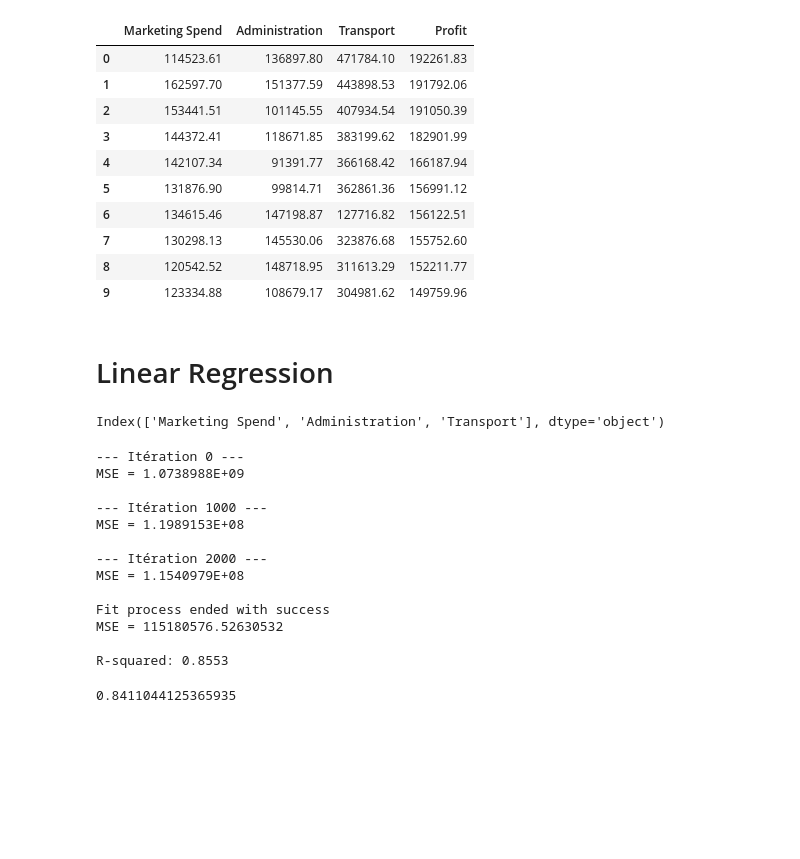
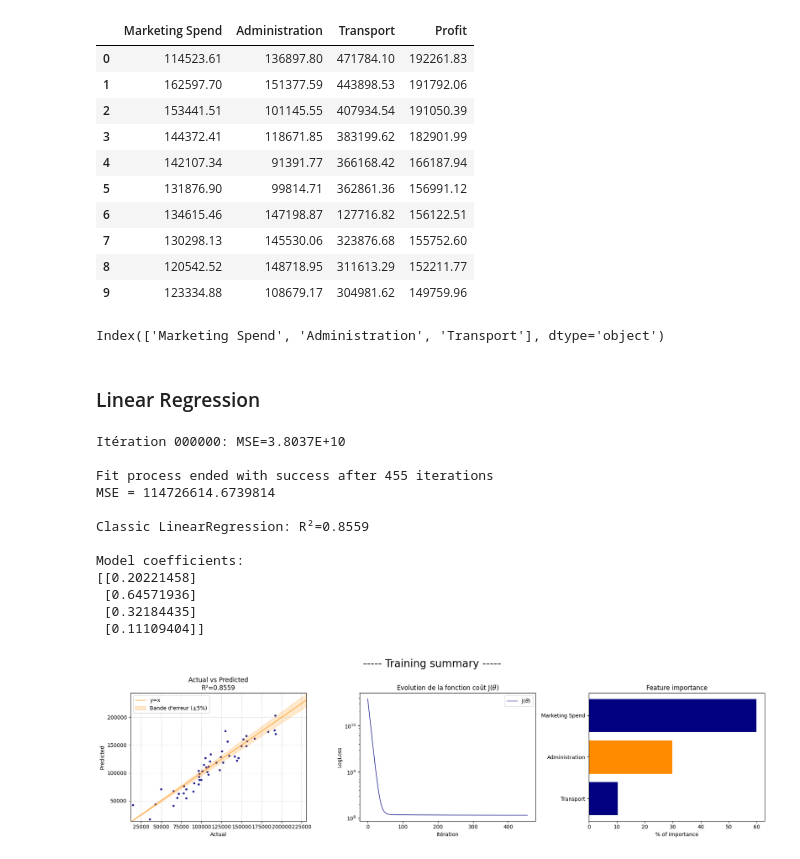
Before and after one commit to DataPyPeil/LinearRegressionClass, a Jupyter notebook: LinearRegression/example/Exploration.ipynb, the cells around one changed output. Drawn from its saved outputs; the diff is of its cells as text; code cells hidden in the pictures; blank space fills up the shorter version.

```diff
--- a/LinearRegression/example/Exploration.ipynb
+++ b/LinearRegression/example/Exploration.ipynb
@@ -62,39 +58,43 @@ df.head(10)
 | 7 | 130298.13 | 145530.06 | 323876.68 | 155752.60 |
 | 8 | 120542.52 | 148718.95 | 311613.29 | 152211.77 |
 | 9 | 123334.88 | 108679.17 | 304981.62 | 149759.96 |
-# %% [markdown]
-# Linear Regression
 # %%
 # Choose features to predict
-features = df.columns[:-1]
-X, y = df[features].to_numpy(), df[['Profit']].to_numpy()
-print(features)
+feature_names = df.columns[:-1]
+X, y = df[feature_names].to_numpy(), df[['Profit']].to_numpy()
+print(feature_names)
 # %% [output]
 Index(['Marketing Spend', 'Administration', 'Transport'], dtype='object')
+# %% [markdown]
+### Linear Regression
 # %%
 model = LinearRegression(lr=1e-12, eps=1e-5)
 model.fit(X, y)
 y_pred = model.predict(X)
-print(f'R-squared: {model.score(y, y_pred):.4f}')
+print(f'Classic LinearRegression: R²={model.score(y, y_pred):.4f}')
+print(f'\nModel coefficients:\n{model.best_params}')
+
+plt.figure(figsize=(18,5))
+plt.suptitle('----- Training summary -----', fontsize=20)
+plt.subplot(1,3,1)
+model.plot_actualVSpredicted(y, y_pred)
+plt.subplot(1,3,2)
+model.plot()
+plt.subplot(1,3,3)
+model.featureimportance(names=feature_names)
+plt.tight_layout()
+plt.show()
 # %% [output]
---- Itération 0 ---
-MSE = 1.0738988E+09
+Itération 000000: MSE=3.8037E+10
 
---- Itération 1000 ---
-MSE = 1.1989153E+08
+Fit process ended with success after 455 iterations
+MSE = 114726614.6739814
 
---- Itération 2000 ---
-MSE = 1.1540979E+08
+Classic LinearRegression: R²=0.8559
 
-Fit process ended with success
-MSE = 115180576.52630532
-
-R-squared: 0.8553
+Model coefficients:
+[[0.20221458]
+ [0.64571936]
+ [0.32184435]
+ [0.11109404]]
+[figure, added]
-# %%
-from sklearn.linear_model import SGDRegressor
-sgd = SGDRegressor(max_iter=10000, learning_rate='constant', eta0=1e-12, random_state=42)
-sgd.fit(X, y)
-sgd.score(X, y)
-# sgd.coef_
-# %% [output]
-0.8411044125365935
```
Also changed, not shown: parts of 18 cells of this notebook, 9 other files.
